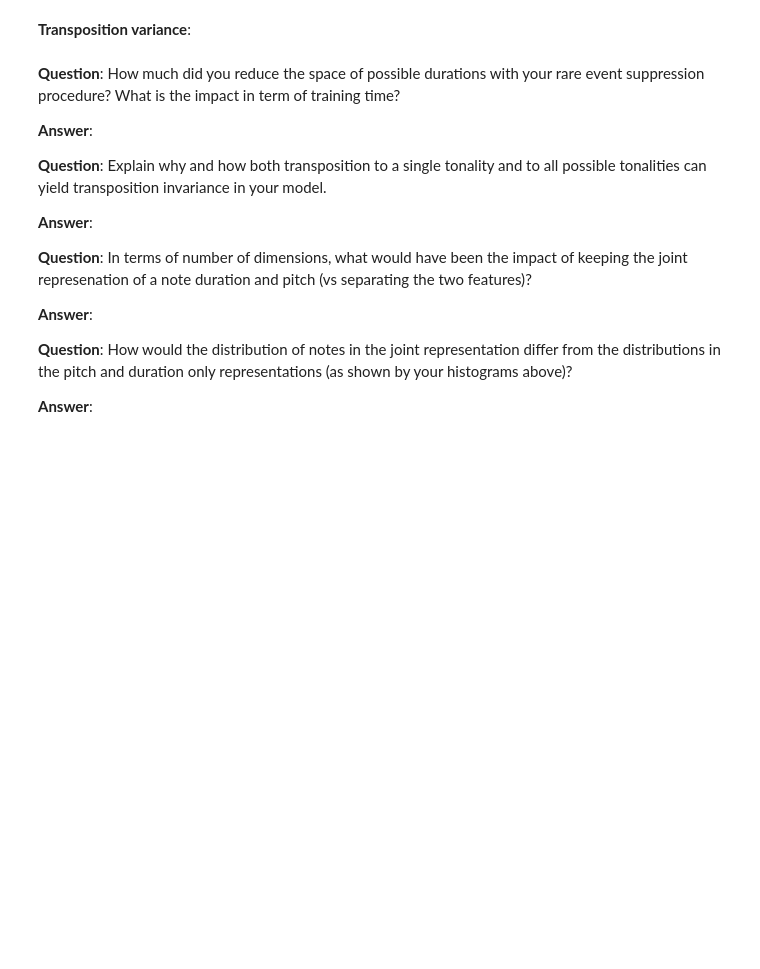
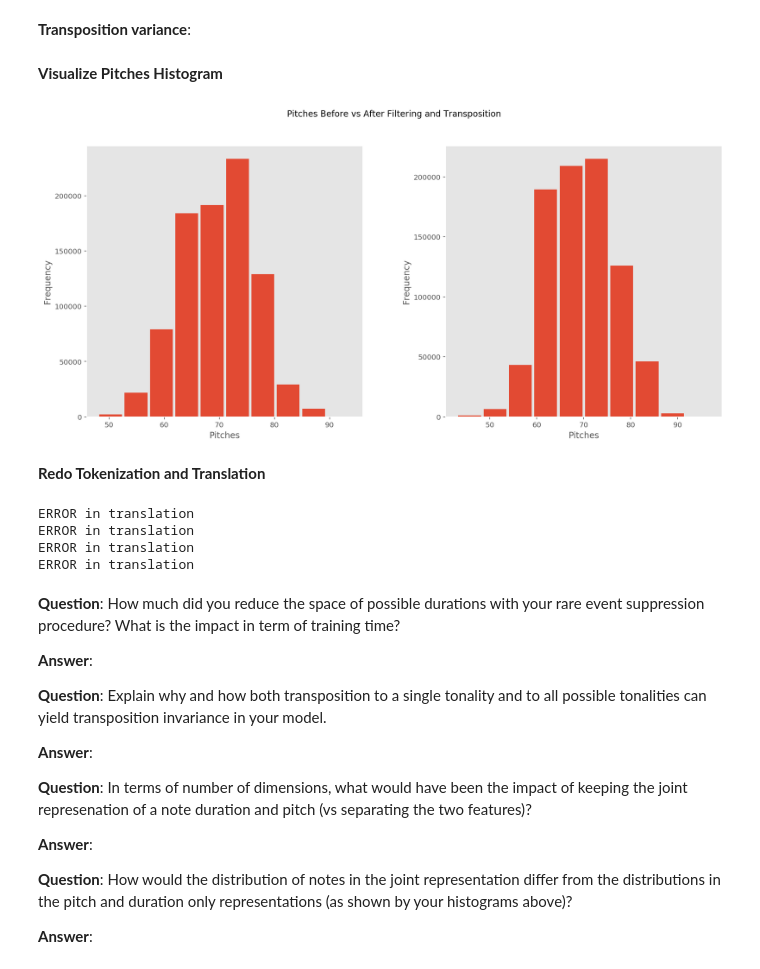
Before and after one commit to denngan/ann, a Jupyter notebook: miniproject2/miniproject2.ipynb, the cells around one changed output. Drawn from its saved outputs; the diff is of its cells as text; code cells hidden in the pictures; blank space fills up the shorter version.

```diff
--- a/miniproject2/miniproject2.ipynb
+++ b/miniproject2/miniproject2.ipynb
@@ -322,10 +326,3 @@ def translate_tracks(dictionary, P_dict, T_dict):
-# %%
-# CREATE DICTIONARIES FOR TRANSLATION
-P_dict = dict(zip(P_list, np.arange(len(P_list)).tolist()))
-T_dict = dict(zip(T_list, np.arange(len(T_list)).tolist()))
-
-# TRANSLATION
-dataset_translated = translate_tracks(dataset.copy(), P_dict, T_dict)
 # %% [markdown]
 3) Verify translation:
 # %%
@@ -475,6 +499,32 @@ def transposeDataset(dataset):
         transposed_dataset[label]['T'] = dataset[label]['T']
 
     return transposed_dataset
+# %%
+dataset_transposed = transposeDataset(dataset_filtered)
+# %% [markdown]
+**Visualize Pitches Histogram**
+# %%
+plot_pitches(dataset, dataset_transposed, 'Pitches Before vs After Filtering and Transposition')
+# %% [output]
+[figure, added]
+# %% [markdown]
+**Redo Tokenization and Translation**
+# %%
+# 1) Get list of values
+P_list, T_list = get_lists(dataset_transposed)
+
+# 2) Translate
+dataset_translated_filt, P_dict, T_dict  = translate_tracks(dataset_transposed.copy(), P_list, T_list)
+
+# 3) Verify translation
+for label in np.random.choice(list(dataset_transposed.keys()), 2):
+    if verifier(dataset_transposed, dataset_translated_filt, 'P', P_dict, label) | verifier(dataset_transposed, dataset_translated_filt,'T', T_dict, label):
+        print('Correct Translation')
+# %% [output]
+ERROR in translation
+ERROR in translation
+ERROR in translation
+ERROR in translation
 # %% [markdown]
 **Question**: How much did you reduce the space of possible durations with your rare event suppression procedure? What is the impact in term of training time?
 
```
Also changed, not shown: parts of 11 cells of this notebook.
